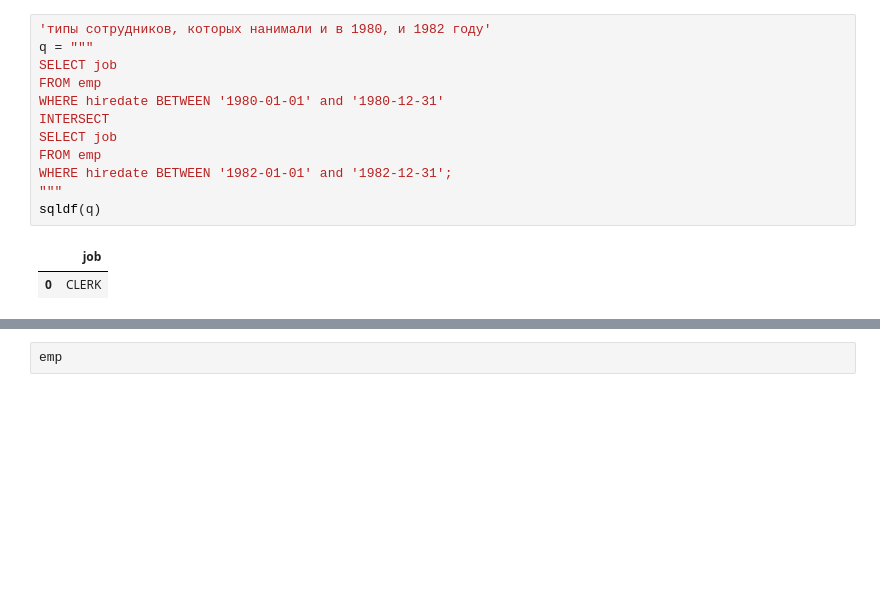
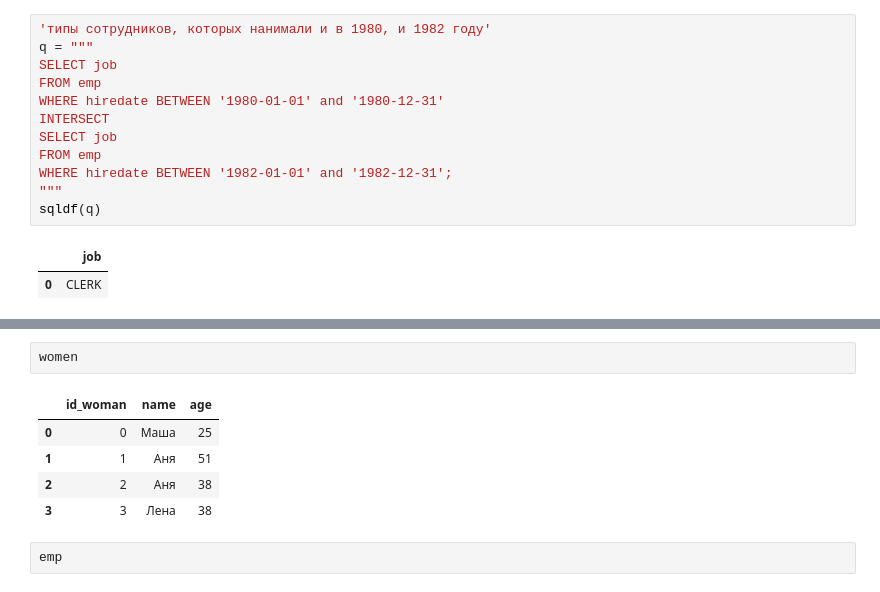
Before and after one commit to gbrs/sql_imitation_in_pandas, a Jupyter notebook: pandas_sql.ipynb, the cells around one changed output, grey strips where cells are left out. Cells and saved outputs as stored; diff of their text form; blank space fills up the shorter version.

```diff
--- a/pandas_sql.ipynb
+++ b/pandas_sql.ipynb
@@ -559,3 +596,11 @@ sqldf(q)
+# %%
+women
+# %% [output]
+|  | id_woman | name | age |
+| 0 | 0 | Маша | 25 |
+| 1 | 1 | Аня | 51 |
+| 2 | 2 | Аня | 38 |
+| 3 | 3 | Лена | 38 |
 # %%
 emp
 # %% [output]
```
Also changed, not shown: parts of 3 cells of this notebook.
